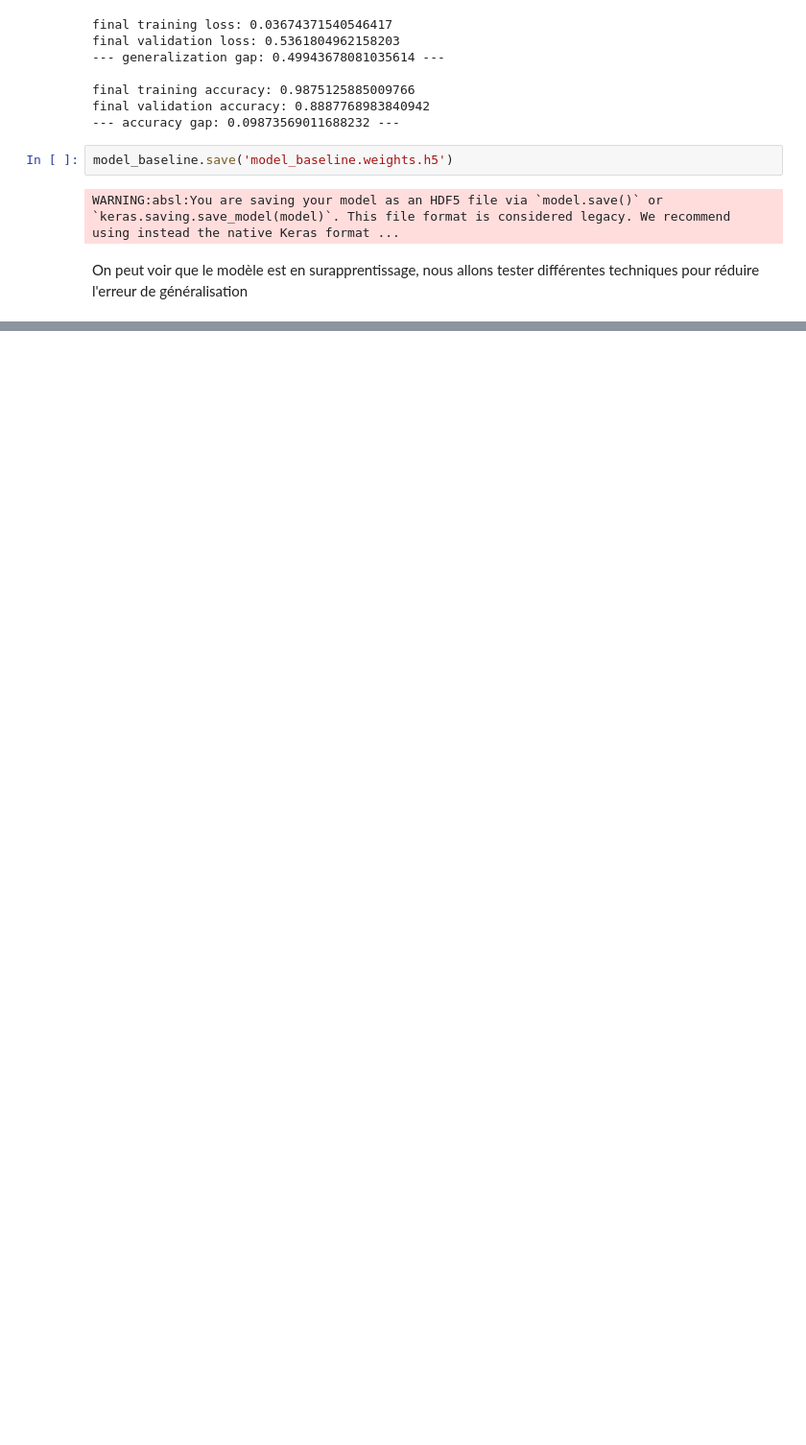
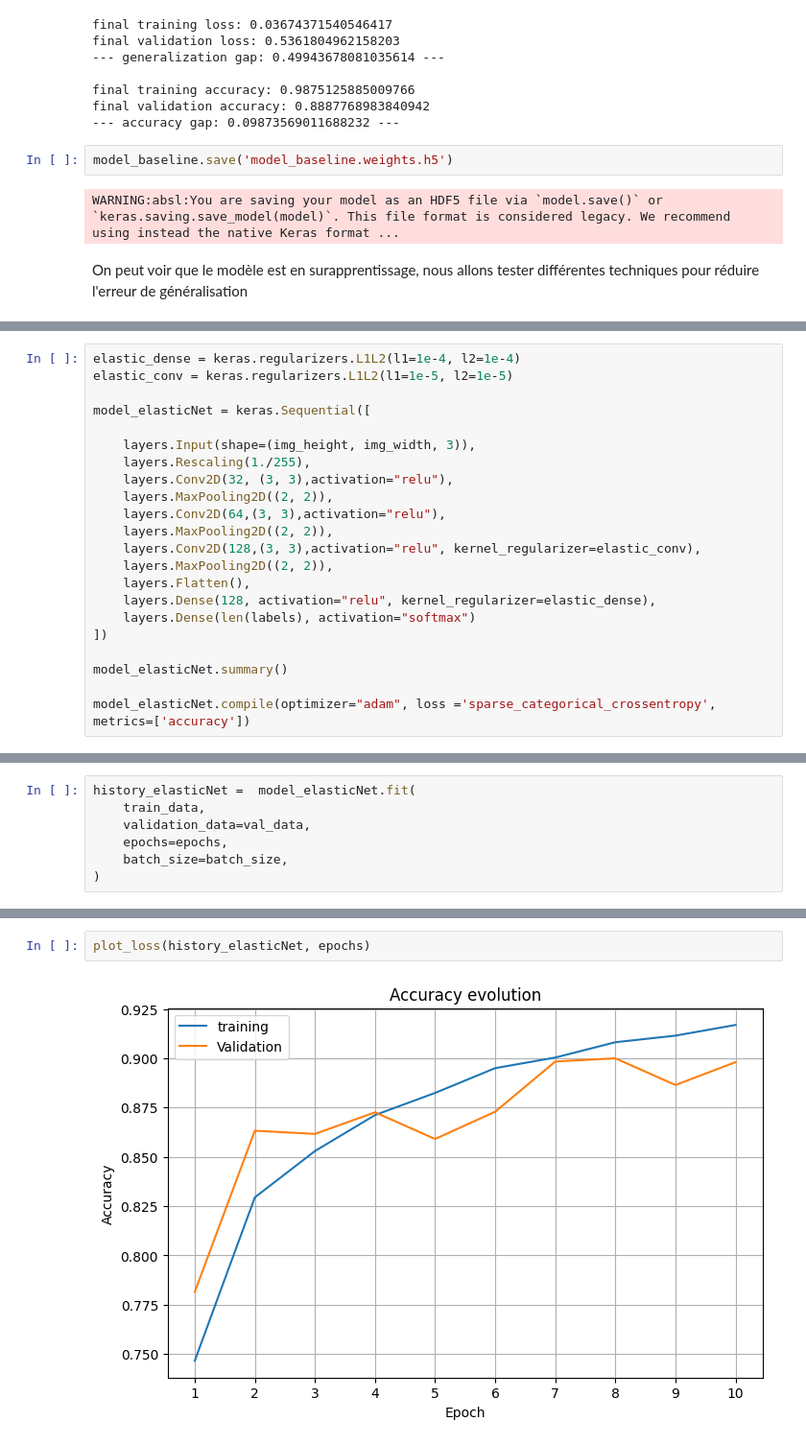
Before and after one commit to Williampancha/Leyenda, a Jupyter notebook: leyenda.ipynb, the cells around one changed output, grey strips where cells are left out. Shown at 96% size. Cells and saved outputs as stored; diff of their text form; blank space fills up the shorter version.

Commit message:
Implémentation l'elastic net regularization

```diff
--- a/leyenda.ipynb
+++ b/leyenda.ipynb
@@ -337,0 +343,22 @@ On peut voir que le modèle est en surapprentissage, nous allons tester différe
+# %%
+elastic_dense = keras.regularizers.L1L2(l1=1e-4, l2=1e-4)
+elastic_conv = keras.regularizers.L1L2(l1=1e-5, l2=1e-5)
+
+model_elasticNet = keras.Sequential([
+
+    layers.Input(shape=(img_height, img_width, 3)),
+    layers.Rescaling(1./255),
+    layers.Conv2D(32, (3, 3),activation="relu"),
+    layers.MaxPooling2D((2, 2)),
+    layers.Conv2D(64,(3, 3),activation="relu"),
+    layers.MaxPooling2D((2, 2)),
+    layers.Conv2D(128,(3, 3),activation="relu", kernel_regularizer=elastic_conv),
+    layers.MaxPooling2D((2, 2)),
+    layers.Flatten(),
+    layers.Dense(128, activation="relu", kernel_regularizer=elastic_dense),
+    layers.Dense(len(labels), activation="softmax")
+])
+
+model_elasticNet.summary()
+
+model_elasticNet.compile(optimizer="adam", loss ='sparse_categorical_crossentropy', metrics=['accuracy'])
@@ -337,0 +387,7 @@ On peut voir que le modèle est en surapprentissage, nous allons tester différe
+# %%
+history_elasticNet =  model_elasticNet.fit(
+    train_data,
+    validation_data=val_data,
+    epochs=epochs,
+    batch_size=batch_size,
+)
@@ -337,0 +415,4 @@ On peut voir que le modèle est en surapprentissage, nous allons tester différe
+# %%
+plot_loss(history_elasticNet, epochs)
+# %% [output]
+[figure, added]
```
Also changed, not shown: parts of 11 cells of this notebook.
